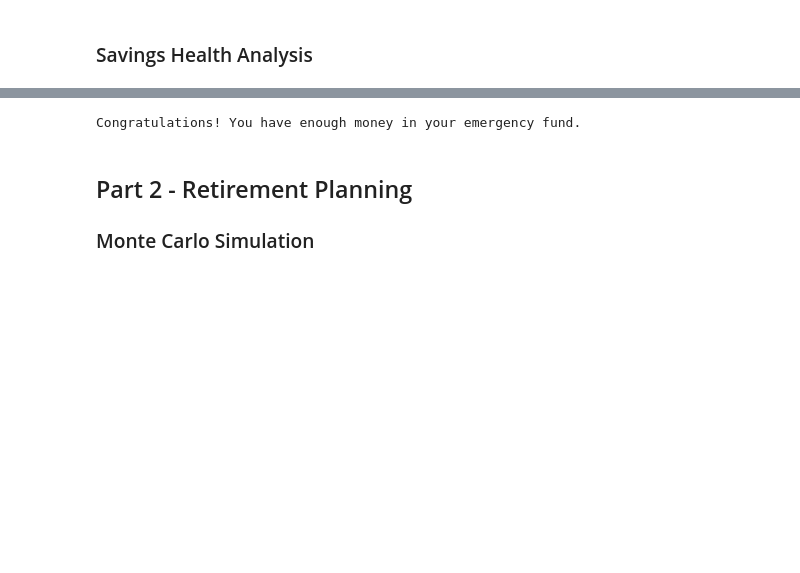
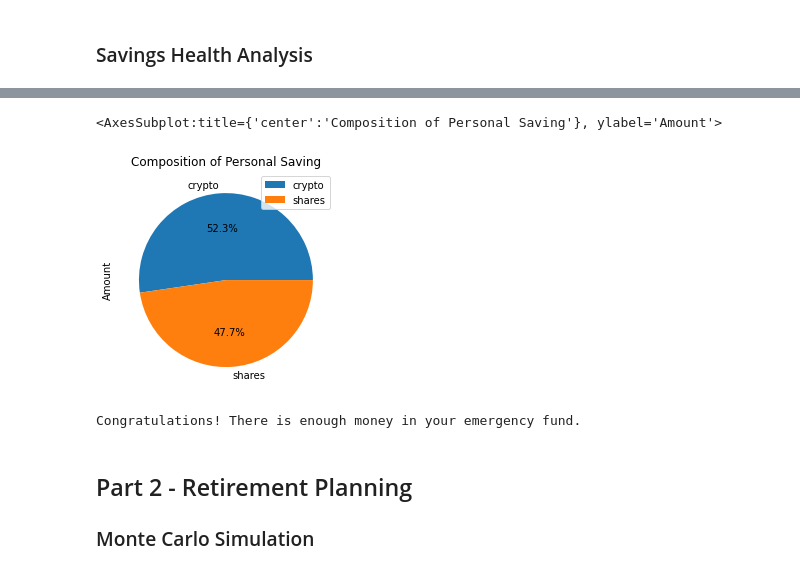
Before and after one commit to jjcode-fintech/financial-planner, a Jupyter notebook: financial-planner.ipynb, the cells around one changed output, grey strips where cells are left out. Drawn from its saved outputs; the diff is of its cells as text; code cells hidden in the pictures; blank space fills up the shorter version.

```diff
--- a/financial-planner.ipynb
+++ b/financial-planner.ipynb
@@ -202,14 +193,25 @@ display(df_savings)
-# %%
-# Set ideal emergency fund
-emergency_fund = monthly_income * 3
-
-# Calculate total amount of savings
-# YOUR CODE HERE!
-
-# Validate saving health
-# YOUR CODE HERE!
-# %% [output]
-Congratulations! You have enough money in your emergency fund.
+# %%
+# Plot savings pie chart
+savings_df.plot.pie(y="Amount", autopct='%1.1f%%', title="Composition of Personal Saving")
+# %% [output]
+<AxesSubplot:title={'center':'Composition of Personal Saving'}, ylabel='Amount'>
+[figure, added]
+# %%
+# Set ideal emergency fund
+emergency_fund = monthly_income * 3
+
+# Calculate total amount of savings
+total_assets = crypto_assets + shares_assets
+
+# Validate saving health
+if total_assets > emergency_fund:
+    print("Congratulations! There is enough money in your emergency fund.")
+elif emergency_fund == total_assets:
+    print("Congratulations! You have reached this financial goal")
+else:
+    print(f"You are {emergency_fund - total_assets} dollars away from reaching the goal")
+# %% [output]
+Congratulations! There is enough money in your emergency fund.
 # %% [markdown]
 ## Part 2 - Retirement Planning
 
```
Also changed, not shown: parts of 13 cells of this notebook, 2 other files.
